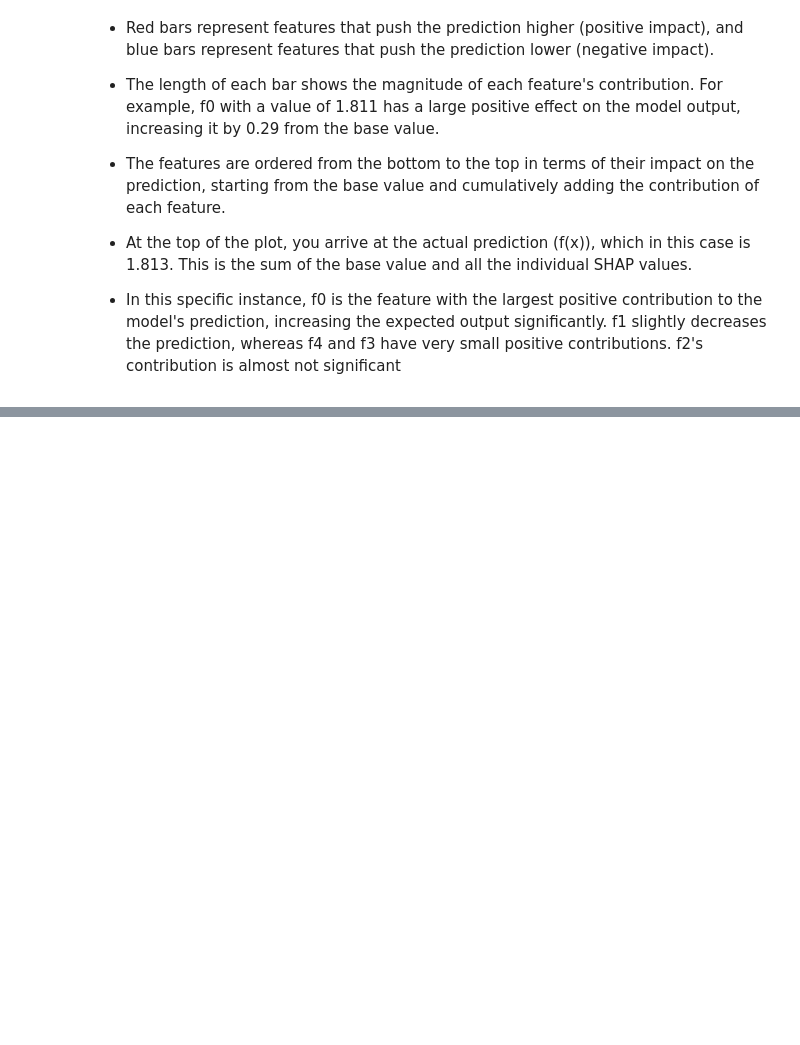
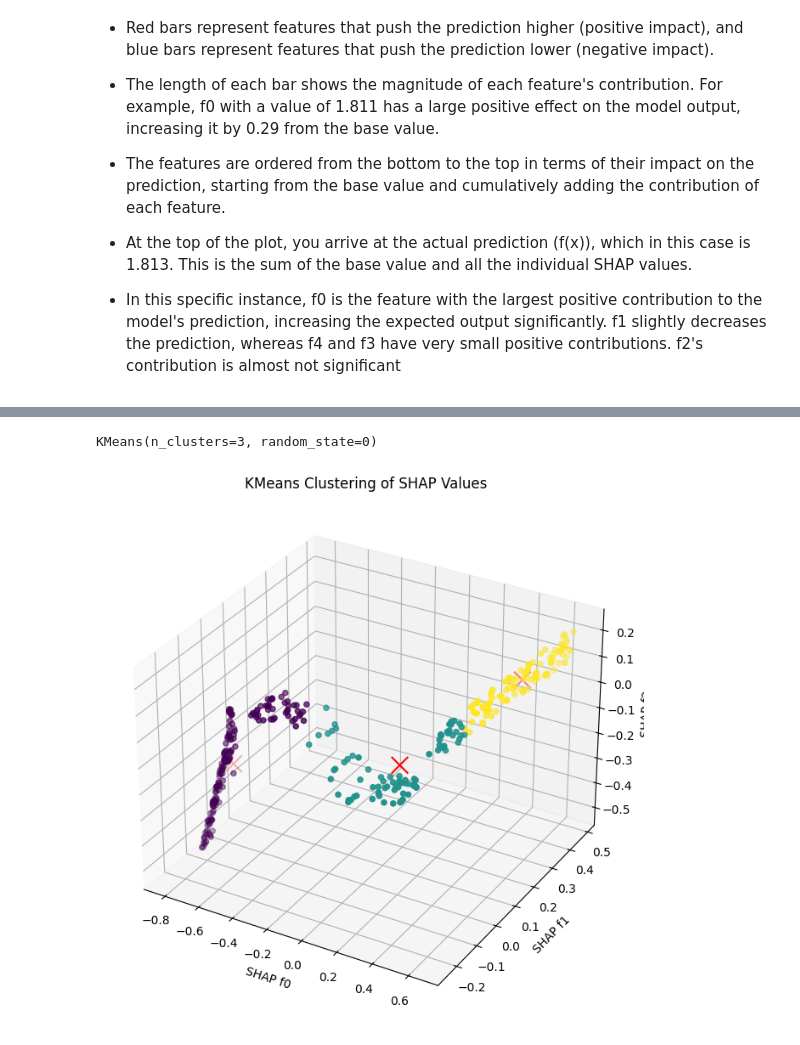
Before and after one commit to HoltechHard/XAI_Labs, a Jupyter notebook: xai_clusters_gen_lgbm.ipynb, the cells around one changed output, grey strips where cells are left out. Saved outputs shown, nothing was run; the diff lists cells and outputs as text; code cells hidden in the pictures; blank space fills up the shorter version.

Commit message:
update x-ai lab SHAP + lightGBM regressor

```diff
--- a/xai_clusters_gen_lgbm.ipynb
+++ b/xai_clusters_gen_lgbm.ipynb
@@ -319,0 +322,4 @@ shap.waterfall_plot(shap_values[instance_idx])
+# %%
+# recover shap data
+shap_data = pd.read_csv("shap_values/shap_lgbm.csv")
+shap_data.head()
@@ -319,0 +336,4 @@ shap.waterfall_plot(shap_values[instance_idx])
+# %%
+relevant_features = ['f0', 'f1', 'f3']
+shap_rel = shap_data[relevant_features]
+shap_rel.head()
@@ -319,0 +347,33 @@ shap.waterfall_plot(shap_values[instance_idx])
+# %%
+# define K-means clustering algorithm
+from sklearn.cluster import KMeans
+
+kmeans = KMeans(n_clusters = 3, random_state = 0)
+kmeans.fit(shap_rel)
+# %% [output]
+KMeans(n_clusters=3, random_state=0)
+# %%
+# Function to plot clusters in 3D
+from mpl_toolkits.mplot3d import Axes3D
+
+def plot_cluster_shap_3d(shap_data, model):
+    cluster_labels = model.labels_
+    cluster_centers = model.cluster_centers_
+    feature_x = 0; feature_y = 1; feature_z = 2
+
+    fig = plt.figure(figsize=(10, 8))
+    ax = fig.add_subplot(111, projection='3d')
+
+    ax.scatter(shap_data.iloc[:, feature_x], shap_data.iloc[:, feature_y], shap_data.iloc[:, feature_z], c=cluster_labels, cmap='viridis')
+    ax.scatter(cluster_centers[:, feature_x], cluster_centers[:, feature_y], cluster_centers[:, feature_z],
+               marker='x', c='red', s=200, label='Cluster Centers')
+
+    ax.set_xlabel(f'SHAP f{feature_x}')
+    ax.set_ylabel(f'SHAP f{feature_y}')
+    ax.set_zlabel(f'SHAP f{feature_z}')
+    ax.set_title('KMeans Clustering of SHAP Values')
+    plt.show()
+# %%
+plot_cluster_shap_3d(shap_rel, kmeans)
+# %% [output]
+[figure, added]
```
Also changed, not shown: parts of 4 cells of this notebook.
